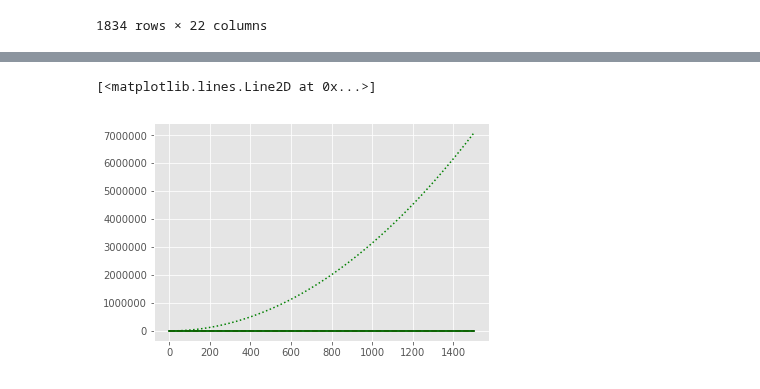
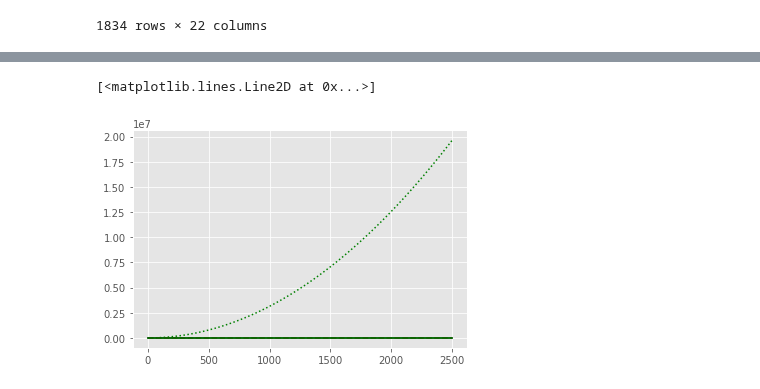
Before and after one commit to CityBlender/data-analysis, a Jupyter notebook: 02_Notebooks/Jays/Cluster.ipynb, the cells around one changed output, grey strips where cells are left out. Drawn from its saved outputs; the diff is of its cells as text; code cells hidden in the pictures.

```diff
--- a/02_Notebooks/Jays/Cluster.ipynb
+++ b/02_Notebooks/Jays/Cluster.ipynb
@@ -187,0 +193,4 @@ allReggaeEvents = allReggaeEvents.drop_duplicates(subset='_id', keep='last')
+# %%
+allFolkEvents = pd.concat([folkEvents,folkEvents2])
+# %%
+allFolkEvents = allFolkEvents.drop_duplicates(subset='_id', keep='last')
@@ -219,5 +230,5 @@ print(maxLngLdn)
 # %%
 #now set up the ripley's k estimator object
-Kest = RipleysKEstimator(area=2,x_max=maxLngLdn, y_max=maxLatLdn, x_min=minLngLdn, y_min=minLatLdn)
+Kest = RipleysKEstimator(area=2,x_max=maxEastLdn, y_max=maxNorthLdn, x_min=minEastLdn, y_min=minNorthLdn)
 # %%
 #need to put the lat and lng as an array
@@ -257,0 +269,2 @@ array([[ 7474597.02883582, -5553750.68610497],
+# %%
+folkLocsAsArray = allFolkEvents[['BNGeasting', 'BNGnorthing']].values
@@ -258,20 +291,20 @@ array([[ 7474597.02883582, -5553750.68610497],
 # %%
 #now to plot and have a look
-r = np.linspace(0, 1500, 100)
+r = np.linspace(0, 2500, 100)
 plt.plot(r, Kest.poisson(r), color='green', ls=':', label=r'$K_{pois}$')
-plt.plot(r, Kest(data=regLocsAsArray, radii=r, mode='none'), color='red', ls='--',
+plt.plot(r, Kest(data=folkLocsAsArray, radii=r, mode='none'), color='red', ls='--',
          label=r'$K_{un}$')
-plt.plot(r, Kest(data=regLocsAsArray, radii=r, mode='translation'), color='black',
+plt.plot(r, Kest(data=folkLocsAsArray, radii=r, mode='translation'), color='black',
          label=r'$K_{trans}$')
-plt.plot(r, Kest(data=regLocsAsArray, radii=r, mode='ohser'), color='blue', ls='-.',
+plt.plot(r, Kest(data=folkLocsAsArray, radii=r, mode='ohser'), color='blue', ls='-.',
          label=r'$K_{ohser}$')
-plt.plot(r, Kest(data=regLocsAsArray, radii=r, mode='var-width'), color='green',
+plt.plot(r, Kest(data=folkLocsAsArray, radii=r, mode='var-width'), color='green',
          label=r'$K_{var-width}$')
-plt.plot(r, Kest(data=regLocsAsArray, radii=r, mode='ripley'), color='yellow',
+plt.plot(r, Kest(data=folkLocsAsArray, radii=r, mode='ripley'), color='yellow',
          label=r'$K_{ripley}$')
 # %% [output]
 [<matplotlib.lines.Line2D at 0x...>]
-[figure, old version]
+[figure, new version]
 # %%
 #try out a dbscan of all reggae
 #create new dbscan cluster object
```
Also changed, not shown: parts of 15 cells of this notebook.
